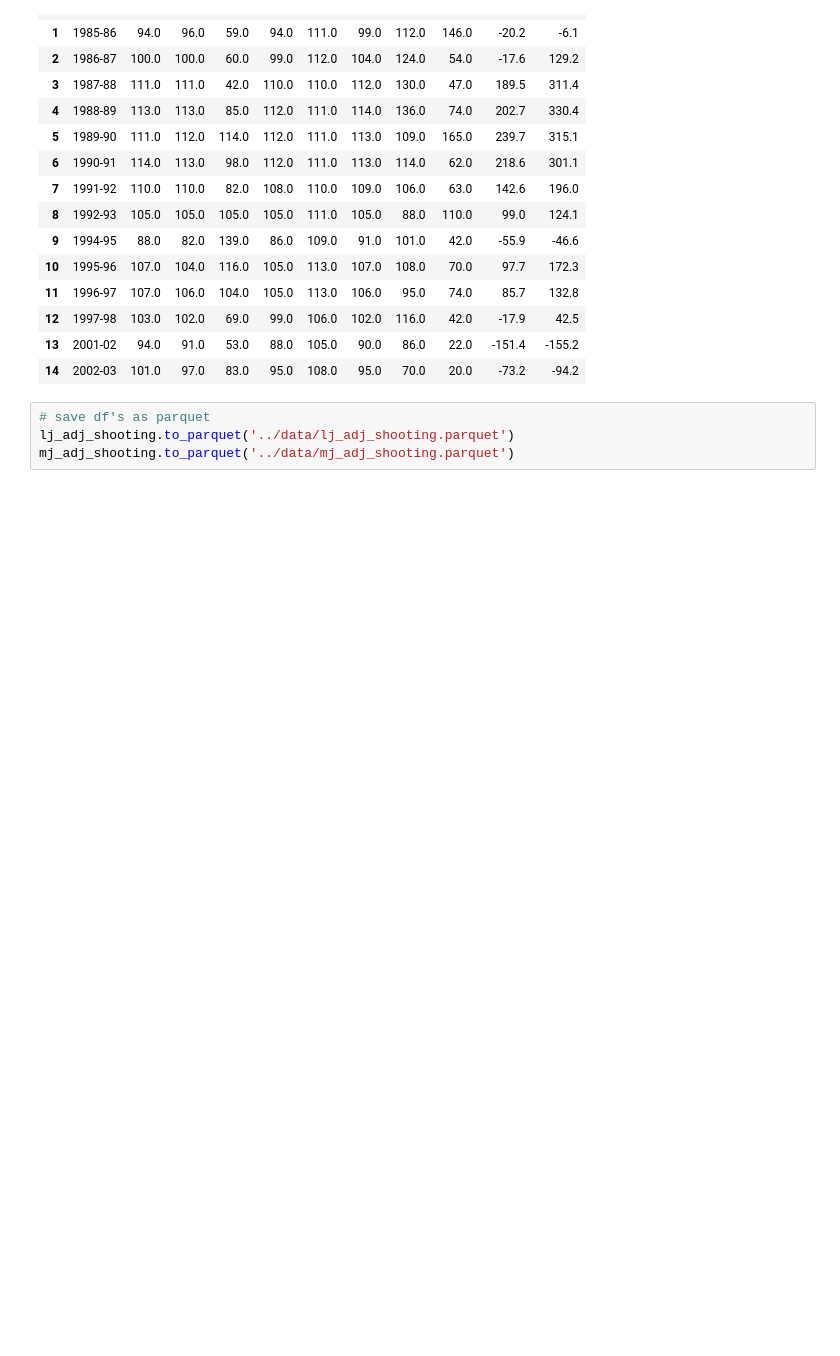
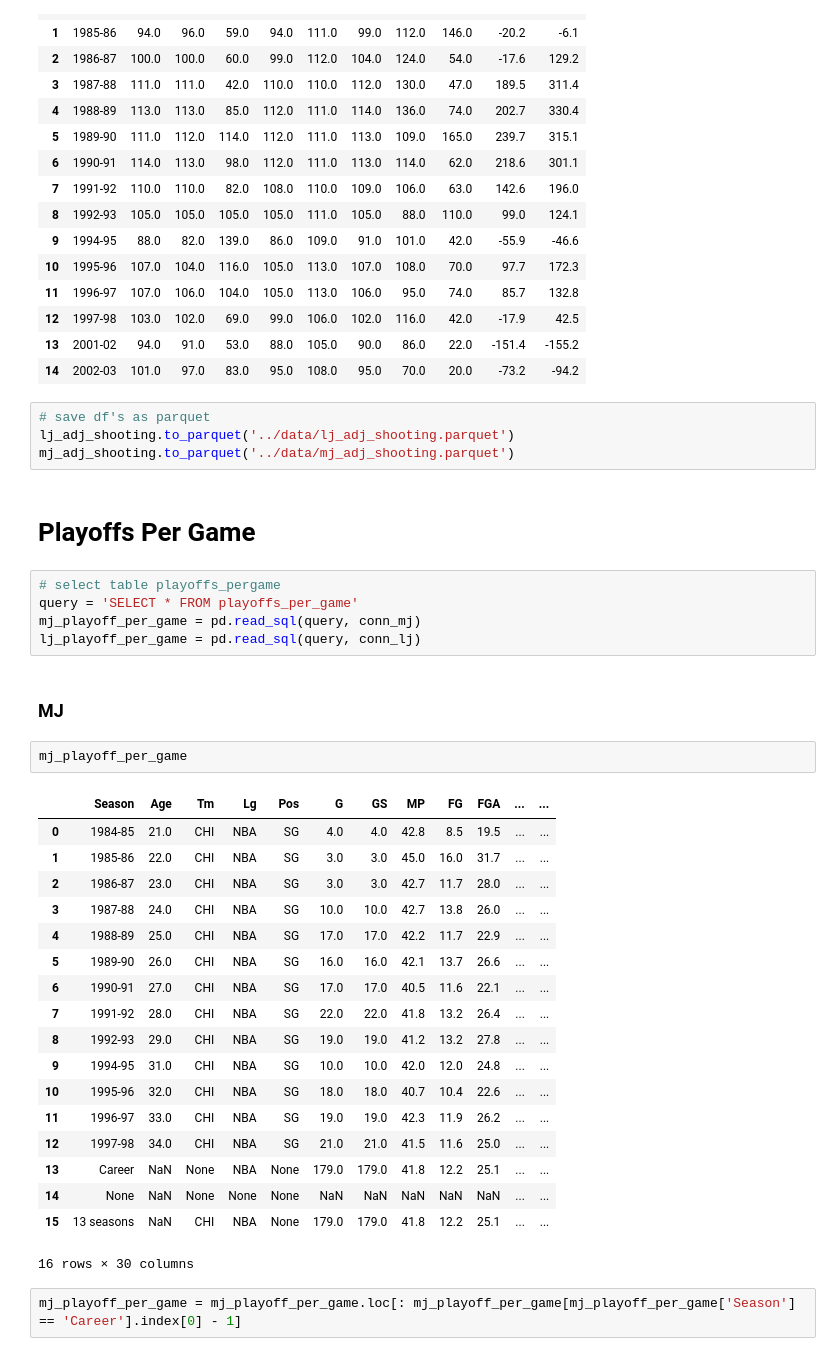
Before and after one commit to SilverCrocus/basketball-stats-dashboard, a Jupyter notebook: notebooks/cleaning.ipynb, the cells around one changed output. Saved outputs shown, nothing was run; the diff lists cells and outputs as text; blank space fills up the shorter version.

Commit message:
More table cleaning - Cleaned Tables per minute, playoffs totals, playoff pergame - Saved them as parquet files aswel

```diff
--- a/notebooks/cleaning.ipynb
+++ b/notebooks/cleaning.ipynb
@@ -426,3 +426,35 @@ mj_adj_shooting
 # save df's as parquet
 lj_adj_shooting.to_parquet('../data/lj_adj_shooting.parquet')
 mj_adj_shooting.to_parquet('../data/mj_adj_shooting.parquet')
+# %% [markdown]
+# Playoffs Per Game
+# %%
+# select table playoffs_pergame
+query = 'SELECT * FROM playoffs_per_game'
+mj_playoff_per_game = pd.read_sql(query, conn_mj)
+lj_playoff_per_game = pd.read_sql(query, conn_lj)
+# %% [markdown]
+### MJ
+# %%
+mj_playoff_per_game
+# %% [output]
+|  | Season | Age | Tm | Lg | Pos | G | GS | MP | FG | FGA | ... | ... |
+| 0 | 1984-85 | 21.0 | CHI | NBA | SG | 4.0 | 4.0 | 42.8 | 8.5 | 19.5 | ... | ... |
+| 1 | 1985-86 | 22.0 | CHI | NBA | SG | 3.0 | 3.0 | 45.0 | 16.0 | 31.7 | ... | ... |
+| 2 | 1986-87 | 23.0 | CHI | NBA | SG | 3.0 | 3.0 | 42.7 | 11.7 | 28.0 | ... | ... |
+| 3 | 1987-88 | 24.0 | CHI | NBA | SG | 10.0 | 10.0 | 42.7 | 13.8 | 26.0 | ... | ... |
+| 4 | 1988-89 | 25.0 | CHI | NBA | SG | 17.0 | 17.0 | 42.2 | 11.7 | 22.9 | ... | ... |
+| 5 | 1989-90 | 26.0 | CHI | NBA | SG | 16.0 | 16.0 | 42.1 | 13.7 | 26.6 | ... | ... |
+| 6 | 1990-91 | 27.0 | CHI | NBA | SG | 17.0 | 17.0 | 40.5 | 11.6 | 22.1 | ... | ... |
+| 7 | 1991-92 | 28.0 | CHI | NBA | SG | 22.0 | 22.0 | 41.8 | 13.2 | 26.4 | ... | ... |
+| 8 | 1992-93 | 29.0 | CHI | NBA | SG | 19.0 | 19.0 | 41.2 | 13.2 | 27.8 | ... | ... |
+| 9 | 1994-95 | 31.0 | CHI | NBA | SG | 10.0 | 10.0 | 42.0 | 12.0 | 24.8 | ... | ... |
+| 10 | 1995-96 | 32.0 | CHI | NBA | SG | 18.0 | 18.0 | 40.7 | 10.4 | 22.6 | ... | ... |
+| 11 | 1996-97 | 33.0 | CHI | NBA | SG | 19.0 | 19.0 | 42.3 | 11.9 | 26.2 | ... | ... |
+| 12 | 1997-98 | 34.0 | CHI | NBA | SG | 21.0 | 21.0 | 41.5 | 11.6 | 25.0 | ... | ... |
+| 13 | Career | NaN | None | NBA | None | 179.0 | 179.0 | 41.8 | 12.2 | 25.1 | ... | ... |
+| 14 | None | NaN | None | None | None | NaN | NaN | NaN | NaN | NaN | ... | ... |
+| 15 | 13 seasons | NaN | CHI | NBA | None | 179.0 | 179.0 | 41.8 | 12.2 | 25.1 | ... | ... |
+16 rows × 30 columns
+# %%
+mj_playoff_per_game = mj_playoff_per_game.loc[: mj_playoff_per_game[mj_playoff_per_game['Season'] == 'Career'].index[0] - 1]
```
Also changed, not shown: parts of 33 cells of this notebook, 6 other files.
